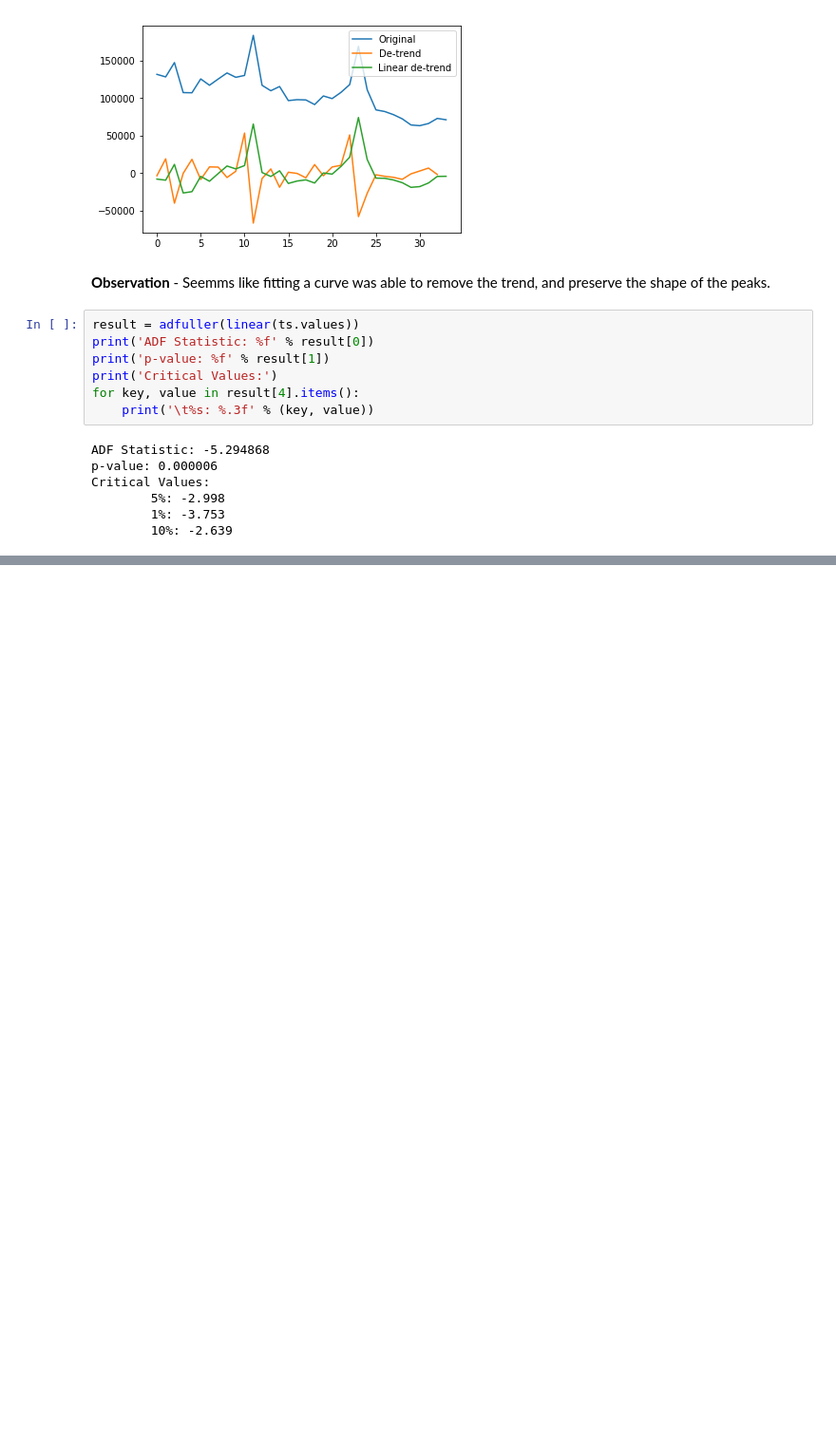
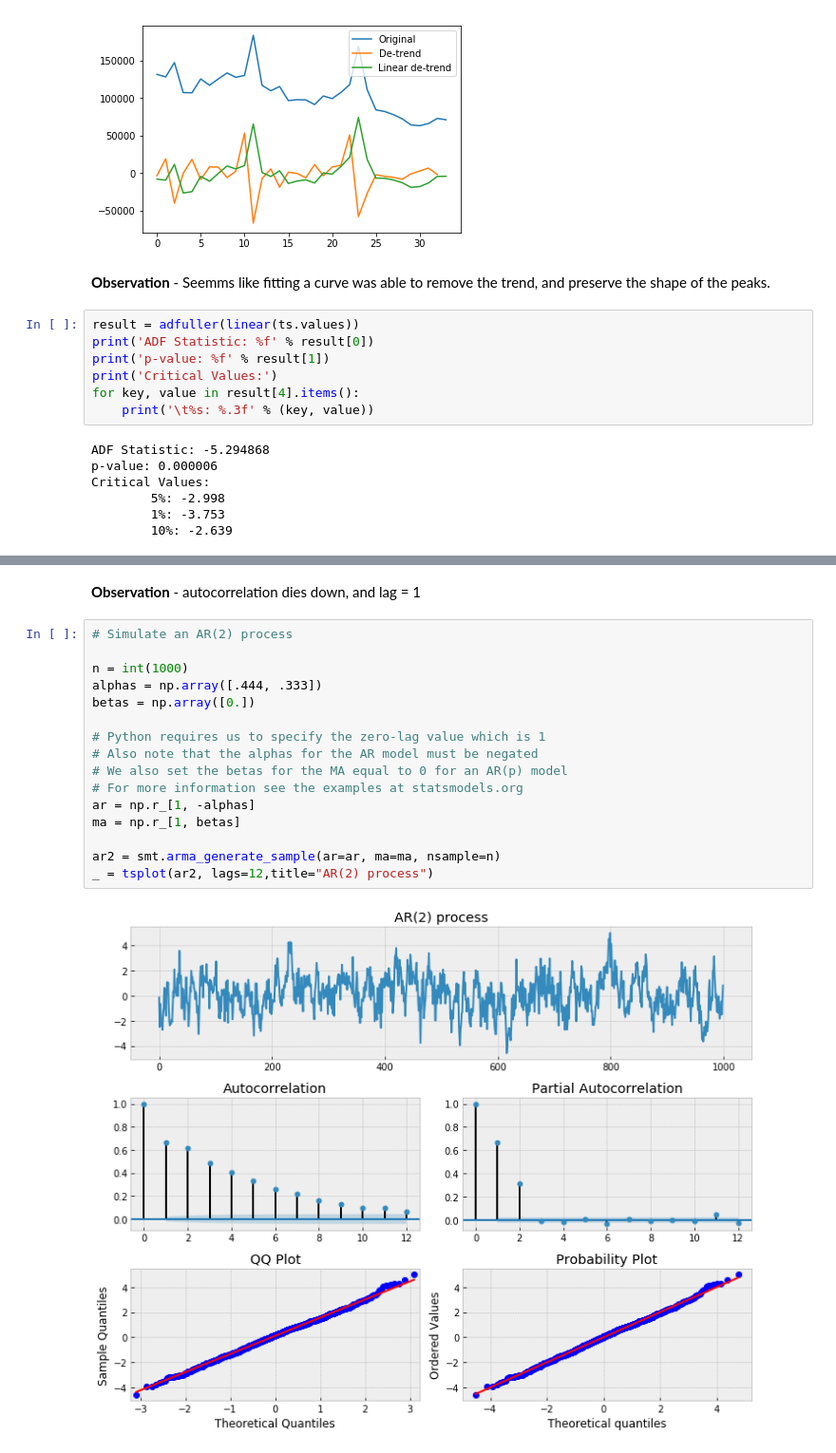
Before and after one commit to Shakir1997/FutureSales, a Jupyter notebook: TimeSeriesAnalysis.ipynb, the cells around one changed output, grey strips where cells are left out. Shown: that part at 95% size. Cells and saved outputs as stored; diff of their text form; blank space fills up the shorter version.

```diff
--- a/TimeSeriesAnalysis.ipynb
+++ b/TimeSeriesAnalysis.ipynb
@@ -186,0 +228,20 @@ https://www.kaggle.com/jagangupta/time-series-basics-exploring-traditional-ts/no
+# %% [markdown]
+**Observation** - autocorrelation dies down, and lag = 1
+# %%
+# Simulate an AR(2) process
+
+n = int(1000)
+alphas = np.array([.444, .333])
+betas = np.array([0.])
+
+# Python requires us to specify the zero-lag value which is 1
+# Also note that the alphas for the AR model must be negated
+# We also set the betas for the MA equal to 0 for an AR(p) model
+# For more information see the examples at statsmodels.org
+ar = np.r_[1, -alphas]
+ma = np.r_[1, betas]
+
+ar2 = smt.arma_generate_sample(ar=ar, ma=ma, nsample=n)
+_ = tsplot(ar2, lags=12,title="AR(2) process")
+# %% [output]
+[figure, added]
```
Also changed, not shown: parts of 11 cells of this notebook.
